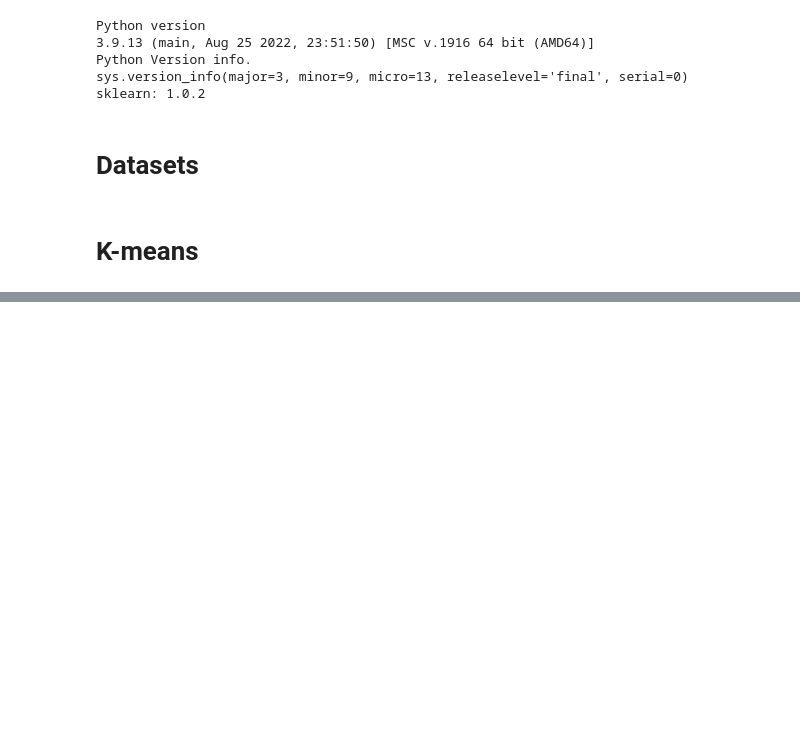
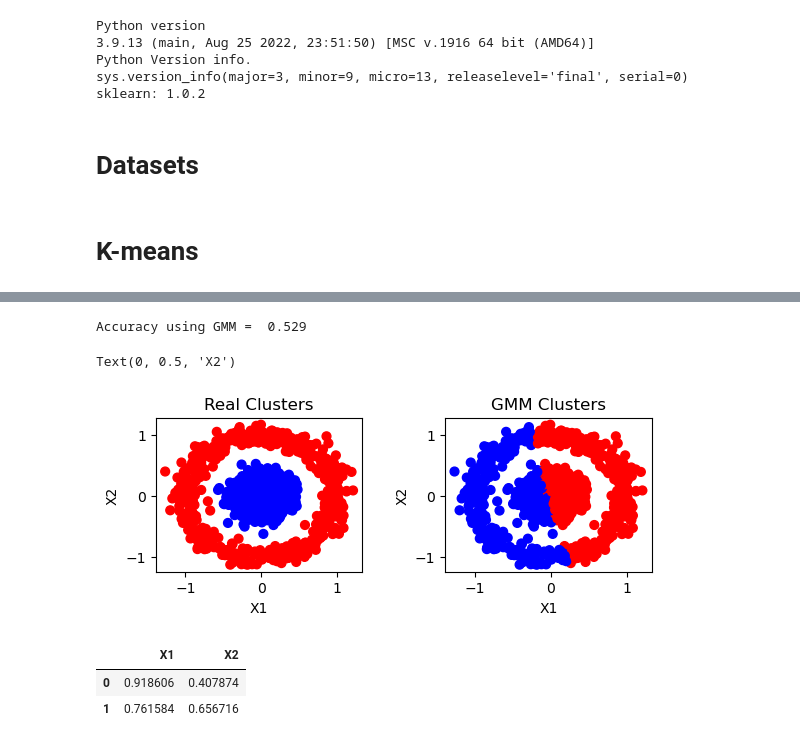
Before and after one commit to ehsanap7/adv_topics_ai, a Jupyter notebook: assignments/assignment_1/code/clustering_models.ipynb, the cells around one changed output, grey strips where cells are left out. Drawn from its saved outputs; the diff is of its cells as text; code cells hidden in the pictures; blank space fills up the shorter version.

```diff
--- a/assignments/assignment_1/code/clustering_models.ipynb
+++ b/assignments/assignment_1/code/clustering_models.ipynb
@@ -180,0 +89,57 @@ print(s_scores)
+# %%
+x_circle_col=circle_csv
+x_circle_col = x_circle_col.drop('label', axis=1)
+scaler_circle = preprocessing.StandardScaler()
+scaler_circle.fit(X_circle)
+scaled_X = scaler_circle.transform(X_circle)
+
+xs = pd.DataFrame(scaled_X, columns = x_circle_col.columns)
+
+from sklearn.mixture import GaussianMixture
+
+gmm_circle = GaussianMixture(n_components=2)
+gmm_y_circle = gmm_circle.fit_predict(xs)
+
+labels = np.zeros_like(clusters_circle)
+
+for i in range(2):
+    cat = (gmm_y_circle == i)
+    labels[cat] = mode(y_circle[cat])[0]
+
+acc = accuracy_score(y_circle, labels)
+print("Accuracy using GMM = ", acc)
+
+plt.subplot(2, 2, 1)
+plt.scatter(circle_csv.x1, circle_csv.x2, c = colormap[y_circle], s=40)
+plt.title('Real Clusters')
+plt.xlabel('X1')
+plt.ylabel('X2')
+
+plt.subplot(2, 2, 2)
+plt.scatter(x_circle_col.x1, x_circle_col.x2, c = colormap[gmm_y_circle], s = 40)
+plt.subplots_adjust(hspace=0.4, wspace=0.4)
+plt.title('GMM Clusters')
+plt.xlabel('X1')
+plt.ylabel('X2')
+# %% [output]
+Accuracy using GMM =  0.529
+Text(0, 0.5, 'X2')
+[figure, added]
+# %%
+scaler_circle = StandardScaler()
+X_scaled_circle = scaler_circle.fit_transform(xs)
+
+X_normalized_circle = normalize(X_scaled_circle)
+
+X_normalized_circle = pd.DataFrame(X_normalized_circle)
+
+pca = PCA(n_components = 2)
+X_principal_circle = pca.fit_transform(X_normalized_circle)
+X_principal_circle = pd.DataFrame(X_principal_circle)
+X_principal_circle.columns = ['X1', 'X2']
+
+X_principal_circle.head(2)
+# %% [output]
+|  | X1 | X2 |
+| 0 | 0.918606 | 0.407874 |
+| 1 | 0.761584 | 0.656716 |
```
Also changed, not shown: parts of 58 cells of this notebook.
